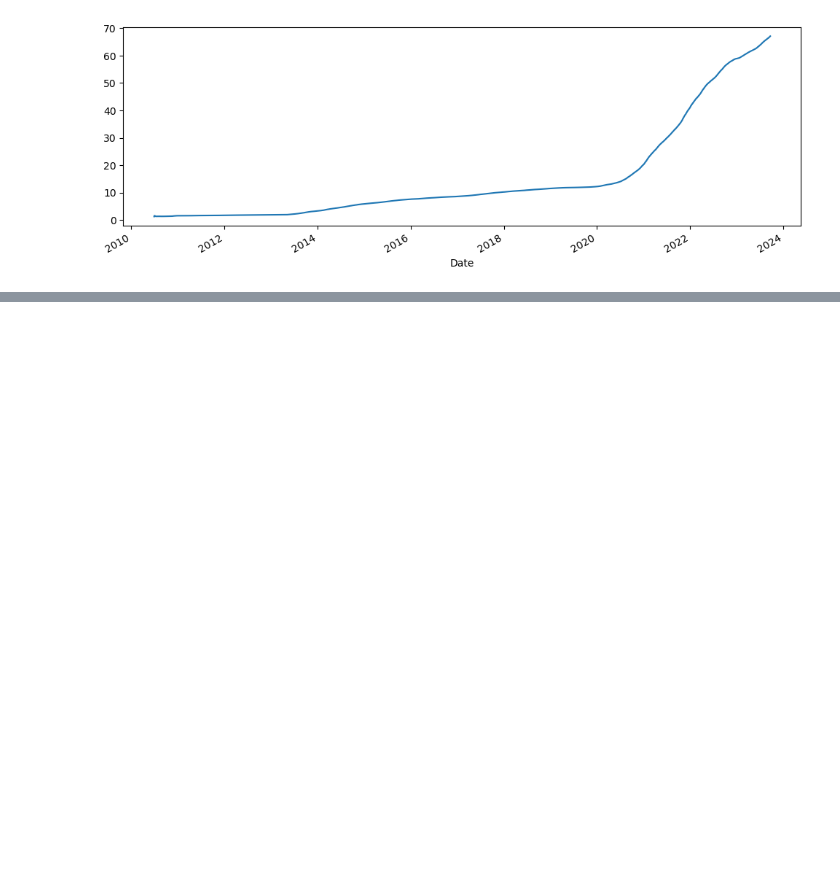
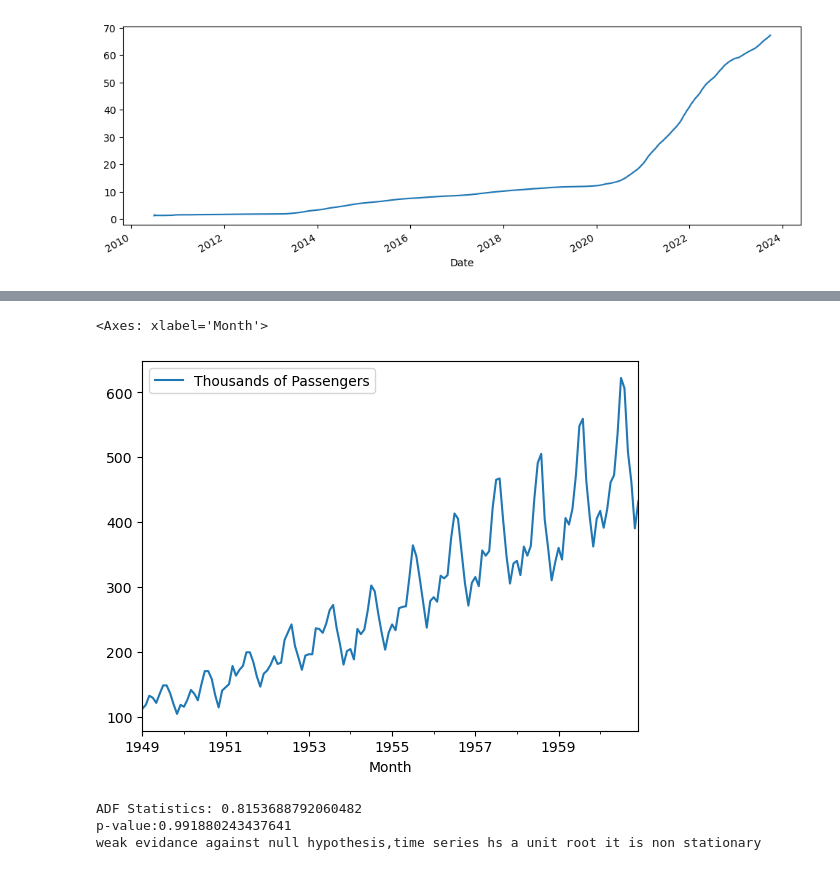
Before and after one commit to komal91gajjar/practice, a Jupyter notebook: practice Arima Algoritham 25.09.2023.ipynb, the cells around one changed output, grey strips where cells are left out. Saved outputs shown, nothing was run; the diff lists cells and outputs as text; code cells hidden in the pictures; blank space fills up the shorter version.

```diff
--- a/practice Arima Algoritham 25.09.2023.ipynb
+++ b/practice Arima Algoritham 25.09.2023.ipynb
@@ -68,0 +82,2 @@ df[["Open","ema_0.1"]].plot(xlim = ["2021-01-01","2022-12-01"],figsize = (15,3))
+# %%
+df_airline = pd.read_csv("D:\\excel data\\airline_passengers_time_series.csv")
@@ -68,0 +108,2 @@ df[["Open","ema_0.1"]].plot(xlim = ["2021-01-01","2022-12-01"],figsize = (15,3))
+# %%
+df_airline.dropna(axis = 0,inplace = True)
@@ -68,0 +137,2 @@ df[["Open","ema_0.1"]].plot(xlim = ["2021-01-01","2022-12-01"],figsize = (15,3))
+# %%
+df_airline["Month"] = pd.to_datetime(df_airline["Month"])
@@ -68,0 +151,2 @@ df[["Open","ema_0.1"]].plot(xlim = ["2021-01-01","2022-12-01"],figsize = (15,3))
+# %%
+df_airline.set_index("Month",inplace = True)
@@ -68,0 +163,5 @@ df[["Open","ema_0.1"]].plot(xlim = ["2021-01-01","2022-12-01"],figsize = (15,3))
+# %%
+df_airline.plot()
+# %% [output]
+<Axes: xlabel='Month'>
+[figure, added]
@@ -68,0 +179,6 @@ df[["Open","ema_0.1"]].plot(xlim = ["2021-01-01","2022-12-01"],figsize = (15,3))
+# %%
+adf_test(df_airline["Thousands of Passengers"])
+# %% [output]
+ADF Statistics: 0.8153688792060482
+p-value:0.991880243437641
+weak evidance against null hypothesis,time series hs a unit root it is non stationary
```
Also changed, not shown: parts of 62 cells of this notebook, 6 other files.
